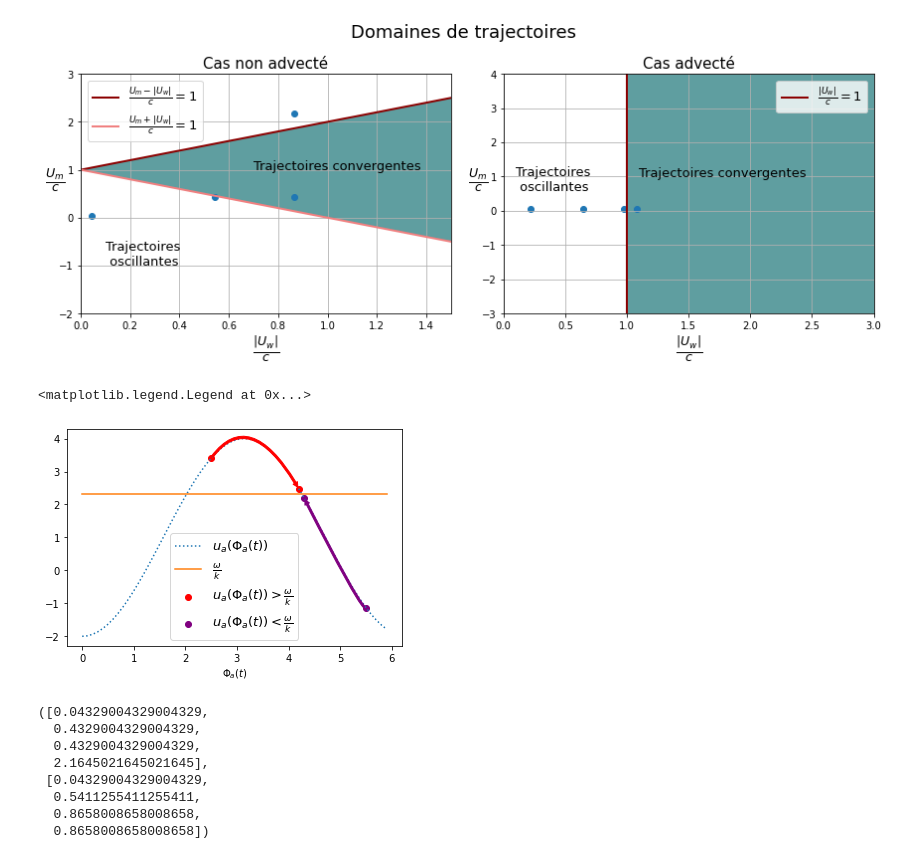
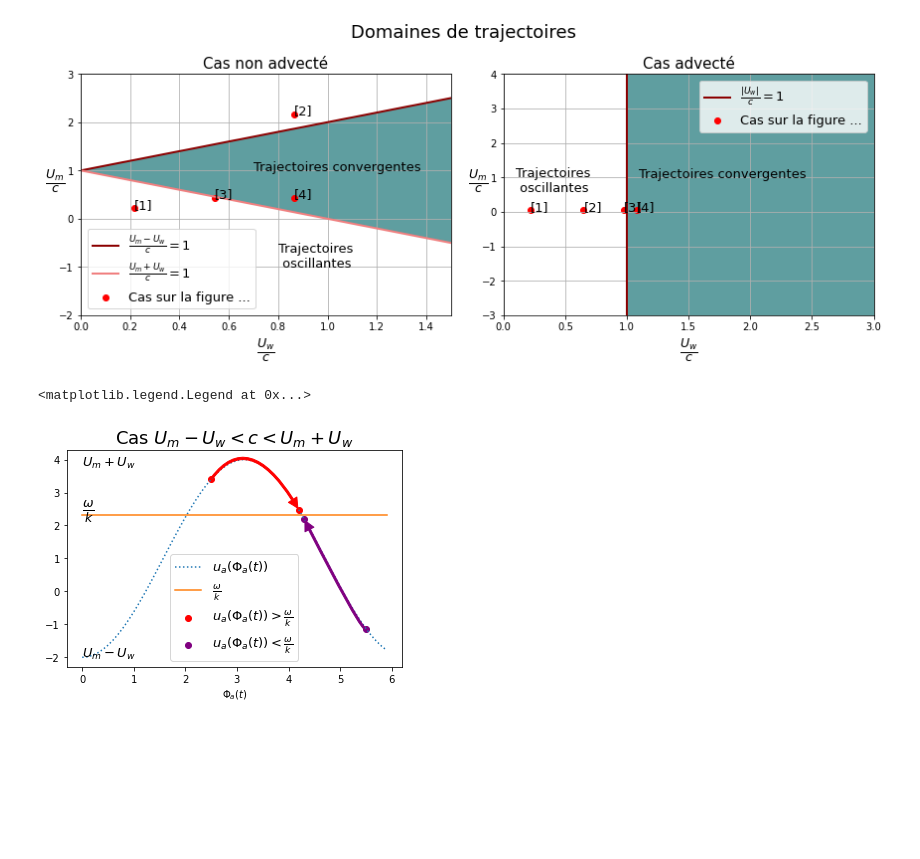
Before and after one commit to margot-demol/stage-m1, a Jupyter notebook: development/domaines_traj.ipynb, the cells around one changed output. Cells and saved outputs as stored; diff of their text form; code cells hidden in the pictures; blank space fills up the shorter version.

```diff
--- a/development/domaines_traj.ipynb
+++ b/development/domaines_traj.ipynb
@@ -3,92 +3,92 @@ from matplotlib import pyplot as plt
 import numpy as np
 
 uw_c=np.arange(0,5,0.1)
-um_c=np.linspace(-3,4,len(um_c))
+um_c=np.linspace(-3,4,len(uw_c))
 d1=uw_c+1
 d2=1-uw_c
 d=np.ones_like(um_c)
 d4=np.ones_like(um_c)*3
 fig, axes = plt.subplots(ncols=2, figsize=(12,5))
 
-axes[0].plot(uw_c, d1, label=r'$\frac{U_m-|U_w|}{c}=1$',lw=2, color='darkred')
-axes[0].plot(uw_c,d2, label=r'$\frac{U_m+|U_w|}{c}=1$',lw=2, color='lightcoral')
-axes[0].set_xlabel(r'$\frac {|U_w|}{c}$',fontsize=18)
+axes[0].plot(uw_c, d1, label=r'$\frac{U_m-U_w}{c}=1$',lw=2, color='darkred')
+axes[0].plot(uw_c,d2, label=r'$\frac{U_m+U_w}{c}=1$',lw=2, color='lightcoral')
+axes[0].set_xlabel(r'$\frac {U_w}{c}$',fontsize=18)
 axes[0].set_ylabel(r'$\frac {U_m}{c}$', rotation='horizontal',fontsize=18)
 axes[0].axis([0,1.5,-2,3])
 axes[0].grid()
-axes[0].legend(fontsize=13)
+
 axes[0].set_title('Cas non advecté', fontsize=15)
 axes[0].fill_between(uw_c, d2, d1, facecolor='cadetblue')
 axes[0].annotate('Trajectoires convergentes', (0.7,1),fontsize=13)
-axes[0].annotate('Trajectoires \n oscillantes', (0.1,-1), fontsize=13)
+axes[0].annotate('Trajectoires \n oscillantes', (0.8,-1), fontsize=13)
 
 axes[1].plot(d,um_c, label=r'$\frac{|U_w|}{c}=1$',lw=2, color='darkred')
-axes[1].set_xlabel(r'$\frac {|U_w|}{c}$',fontsize=18)
+axes[1].set_xlabel(r'$\frac {U_w}{c}$',fontsize=18)
 axes[1].set_ylabel(r'$\frac {U_m}{c}$', rotation='horizontal',fontsize=18)
 axes[1].axis([0,3,-3,4])
 axes[1].grid()
-axes[1].legend(fontsize=13)
+
 axes[1].set_title('Cas advecté', fontsize=15)
 axes[1].fill_betweenx(um_c,d,d4,facecolor='cadetblue')
 axes[1].annotate('Trajectoires convergentes', (1.1,1), fontsize=13)
 axes[1].annotate('Trajectoires \n oscillantes', (0.1,0.6), fontsize=13)
 
-Um=[0.1,1,1,5]
-Uw=[0.1,1.25,2,2]
+LABEL=['[1]', '[2]', '[3]','[4]']
+
+Um=[0.5,5,1,1]
+Uw=[0.5,2,1.25,2]
 Um_c=[i/2.31 for i in Um]
 Uw_c=[i/2.31 for i in Uw]
-axes[0].scatter(Uw_c, Um_c)
+axes[0].scatter(Uw_c, Um_c, color='red',label='Cas sur la figure ...')
+
+for i in range(4):
+    axes[0].annotate(LABEL[i], (Uw_c[i],Um_c[i]), fontsize=13 )
 
 Um=[0.1,0.1,0.1,0.1]
 Uw=[0.5,1.5,2.25,2.5]
 Um_c=[i/2.31 for i in Um]
 Uw_c=[i/2.31 for i in Uw]
-axes[1].scatter(Uw_c, Um_c)
+axes[1].scatter(Uw_c, Um_c,color='red',label='Cas sur la figure ...' )
+
+for i in range(4):
+    axes[1].annotate(LABEL[i], (Uw_c[i],Um_c[i]),fontsize=13)
 
 
+axes[0].legend(fontsize=13)
+axes[1].legend(fontsize=13)
 fig.suptitle('Domaines de trajectoires', fontsize=18)
 plt.tight_layout()
 # %% [output]
-[figure, old version]
+[figure, new version]
 # %%
 um=1
 uw=3
 phi=np.arange(0, 6, 0.1)
 dx_dt=um+uw*np.cos(phi+np.pi)
 
 plt.plot(phi, dx_dt, ls=':', label=r'$u_a(\Phi_a(t))$')
 plt.plot(phi, 2.31*np.ones_like(phi), ls='-', label=r'$\frac{\omega}{k}$')
 plt.xlabel(r'$\Phi_a(t)$')
 
 
 plt.scatter([phi[25], phi[42]], [dx_dt[25],dx_dt[42]], color='red', label=r'$u_a(\Phi_a(t))>\frac{\omega}{k}$')
 plt.annotate("",
             xy=(phi[42], dx_dt[42]),
             xytext=(phi[25], dx_dt[25]),
-            arrowprops=dict(arrowstyle="simple",connectionstyle="angle3,angleA=54,angleB=-60", color="red"))
+            arrowprops=dict(arrowstyle="simple,head_length=1,head_width=1,tail_width=0.2",connectionstyle="angle3,angleA=54,angleB=-60", color="red"))
 
 
 plt.scatter([phi[43], phi[55]], [dx_dt[43],dx_dt[55]], color='purple', label=r'$u_a(\Phi_a(t))<\frac{\omega}{k}$')
 plt.annotate("",
             xy=(phi[43], dx_dt[43]),
             xytext=(phi[55], dx_dt[55]),
-            arrowprops=dict(arrowstyle="simple",connectionstyle="angle3,angleA=54,angleB=-63", color='purple') )
+            arrowprops=dict(arrowstyle="simple,head_length=1,head_width=1,tail_width=0.2",connectionstyle="angle3,angleA=54,angleB=-63", color='purple') )
 
+plt.annotate(r'$U_m+U_w$',(0,3.8), fontsize=13)
+plt.annotate(r'$U_m-U_w$',(0,-2), fontsize=13)
+plt.annotate(r'$\frac{\omega}{k}$',(0,2.31), fontsize=18)
+plt.title(r'Cas $U_m-U_w<c<U_m+U_w$', fontsize=18)
 plt.legend(fontsize=13)
 # %% [output]
 <matplotlib.legend.Legend at 0x...>
-[figure, old version]
+[figure, new version]
-# %%
-Um=[0.1,1,1,5]
-Uw=[0.1,1.25,2,2]
-Um_c=[i/2.31 for i in Um]
-Uw_c=[i/2.31 for i in Uw]
-# %% [output]
-([0.04329004329004329,
-  0.4329004329004329,
-  0.4329004329004329,
-  2.1645021645021645],
- [0.04329004329004329,
-  0.5411255411255411,
-  0.8658008658008658,
-  0.8658008658008658])
```
Also changed, not shown: parts of 1 cell of this notebook, 4 other files.
